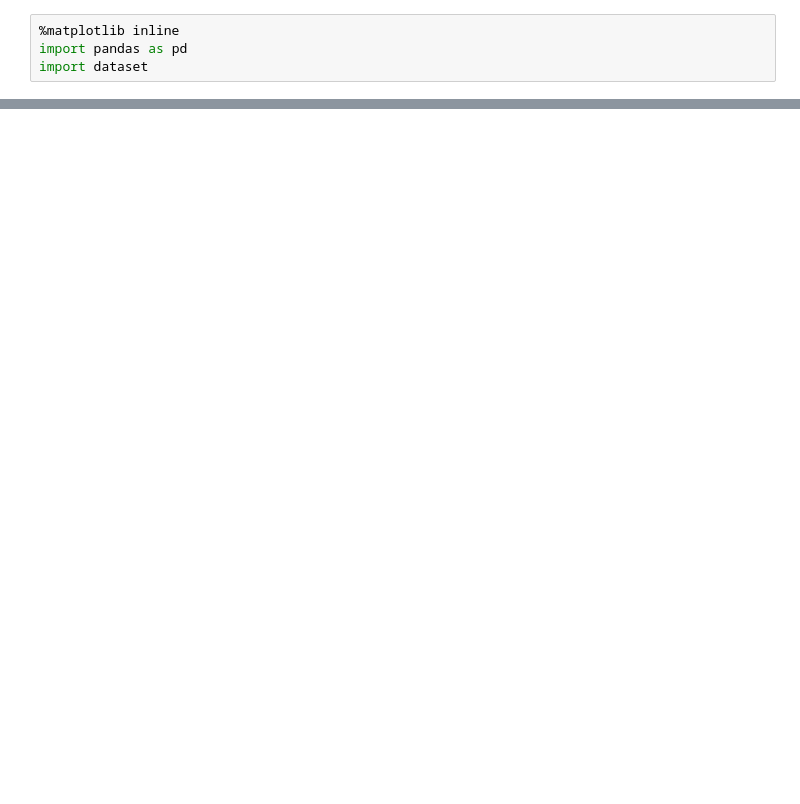
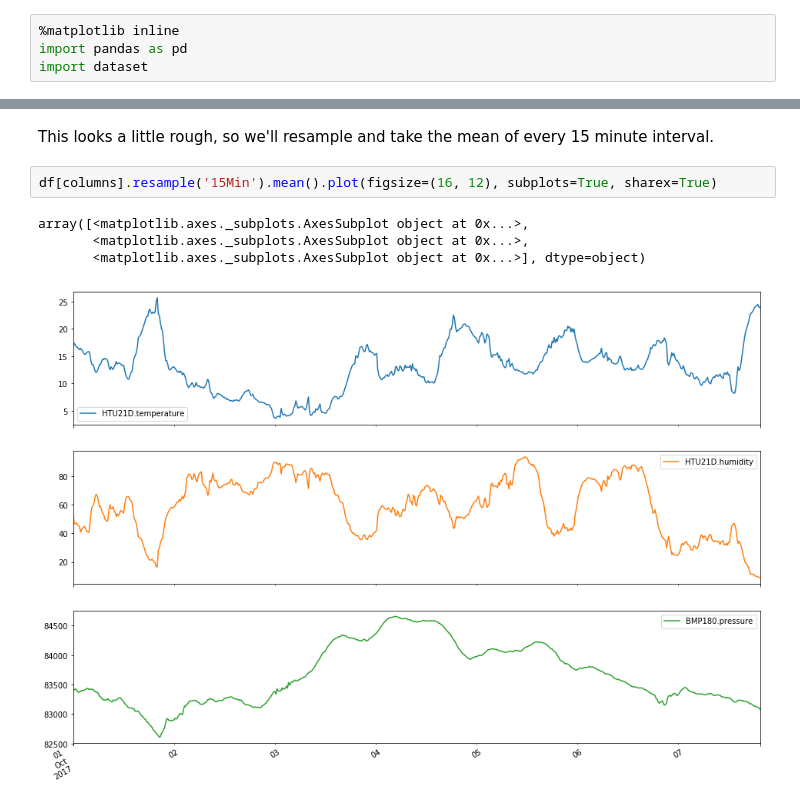
Before and after one commit to seanshahkarami/waggle-notebooks, a Jupyter notebook: Plotting Example.ipynb, the cells around one changed output, grey strips where cells are left out. Cells and saved outputs as stored; diff of their text form; blank space fills up the shorter version.

```diff
--- a/Plotting Example.ipynb
+++ b/Plotting Example.ipynb
@@ -26,0 +50,9 @@ array([<matplotlib.axes._subplots.AxesSubplot object at 0x...>,
+# %% [markdown]
+This looks a little rough, so we'll resample and take the mean of every 15 minute interval.
+# %%
+df[columns].resample('15Min').mean().plot(figsize=(16, 12), subplots=True, sharex=True)
+# %% [output]
+array([<matplotlib.axes._subplots.AxesSubplot object at 0x...>,
+       <matplotlib.axes._subplots.AxesSubplot object at 0x...>,
+       <matplotlib.axes._subplots.AxesSubplot object at 0x...>], dtype=object)
+[figure, added]
```
Also changed, not shown: parts of 10 cells of this notebook.
